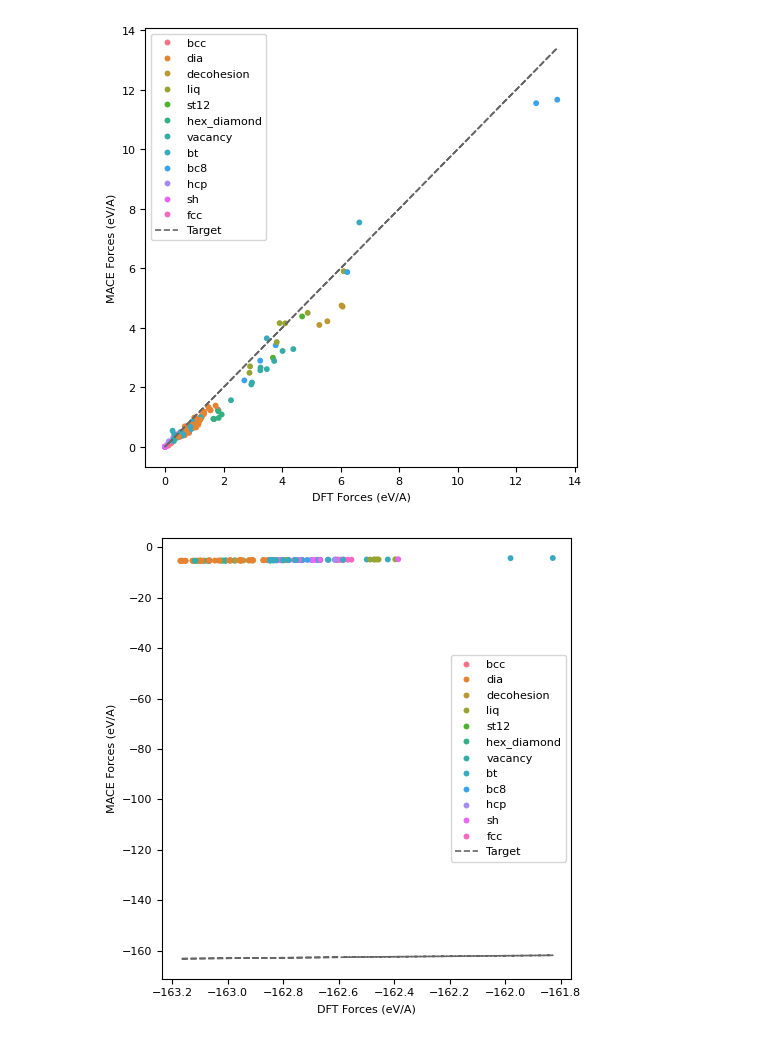
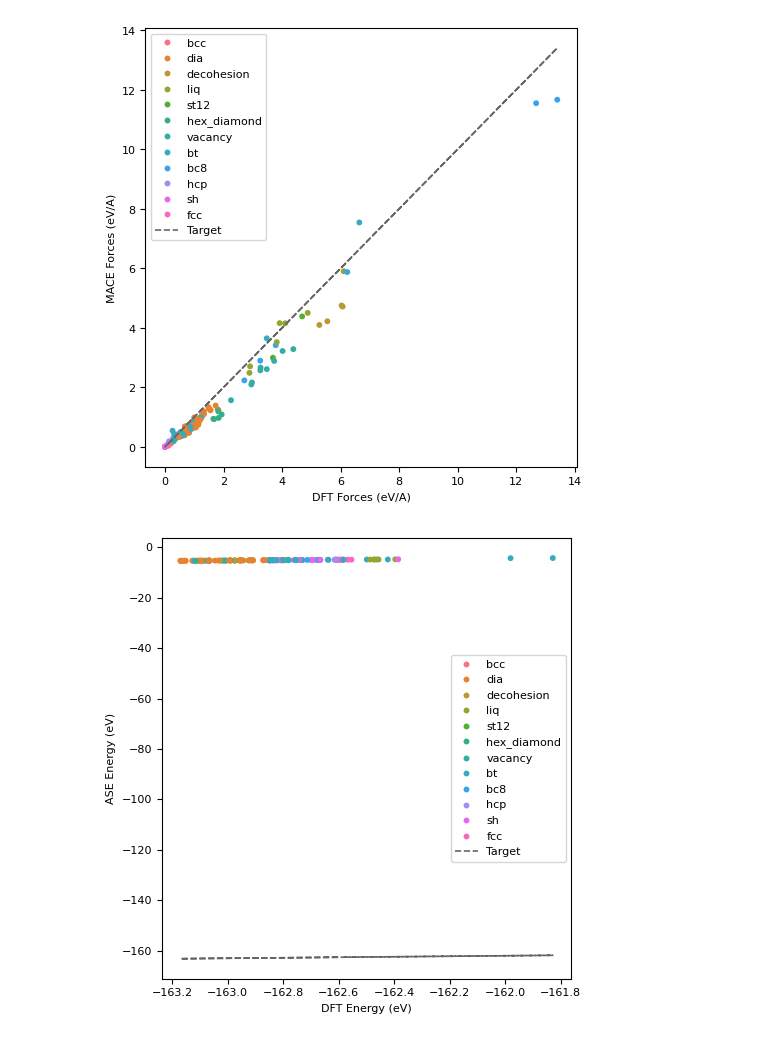
Before and after one commit to parthapaul7/.dotfiles, a Jupyter notebook: Lab1.ipynb, the cells around one changed output. Saved outputs shown, nothing was run; the diff lists cells and outputs as text; code cells hidden in the pictures.

```diff
--- a/Lab1.ipynb
+++ b/Lab1.ipynb
@@ -787,19 +787,19 @@ plt.show()
 # %%
 # Parity plot of DFT vs MACE forces, coloured by config_type.
 # A perfect model would have all points on the dashed target line.
 
 config_types = [s.info["config_type"] for s in test_structs]
 
 x = df["mace_pretrained_medium_e_true"]
 y = df["mace_pretrained_medium_e_pred"]
 
 fig, ax = plt.subplots(figsize=(5, 5))
 sns.scatterplot(x=x, y=y, hue=config_types, s=18, linewidth=0, ax=ax)
 ax.plot(x, x, "--", color="0.4", lw=1.2, label="Target")
 ax.set_xlabel("DFT Energy (eV)")
-ax.set_ylabel("MACE Energy (eV)")
+ax.set_ylabel("ASE Energy (eV)")
 ax.legend()
 fig.tight_layout()
 plt.show()
 # %% [output]
-[figure, old version]
+[figure, new version]
```
